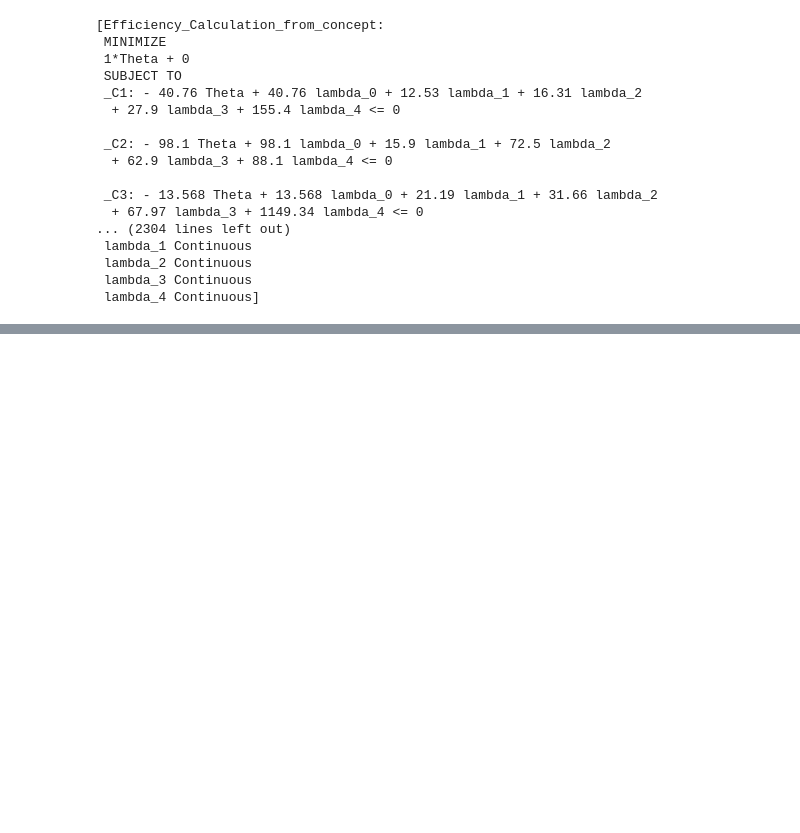
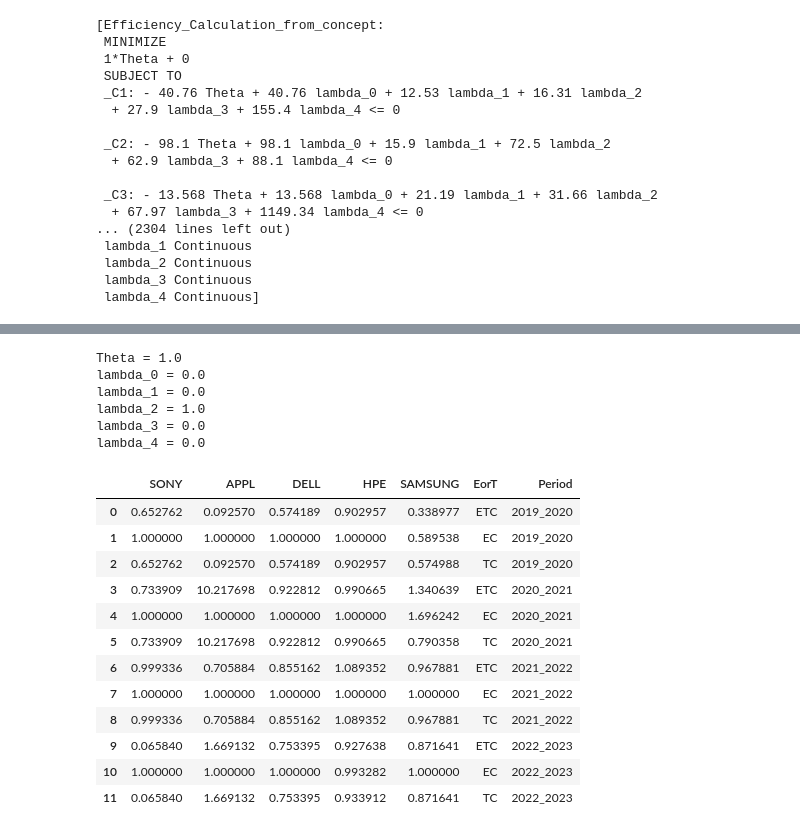
Before and after one commit to qweqwedfa/Modelling_Group, a Jupyter notebook: DEA_Algorithm.ipynb, the cells around one changed output, grey strips where cells are left out. Drawn from its saved outputs; the diff is of its cells as text; code cells hidden in the pictures; blank space fills up the shorter version.

```diff
--- a/DEA_Malmquist_2.ipynb
+++ b/DEA_Algorithm.ipynb
@@ -251,6 +326,30 @@ Malquits_model.Malquist_concepted_model
+# %%
+for v in Malquits_model.Malquist_concepted_model[8].variables():
+    print(f"{v.name} = {v.varValue}")
+# %% [output]
+Theta = 1.0
+lambda_0 = 0.0
+lambda_1 = 0.0
+lambda_2 = 1.0
+lambda_3 = 0.0
+lambda_4 = 0.0
 # %%
 #Malquits_model.result_matrix.to_csv("Malquist_Index.csv")
-Malquits_model.result_matrix.to_csv('Malquits_model.csv')
+Malquits_model.result_matrix
+# %% [output]
+|  | SONY | APPL | DELL | HPE | SAMSUNG | EorT | Period |
+| 0 | 0.652762 | 0.092570 | 0.574189 | 0.902957 | 0.338977 | ETC | 2019_2020 |
+| 1 | 1.000000 | 1.000000 | 1.000000 | 1.000000 | 0.589538 | EC | 2019_2020 |
+| 2 | 0.652762 | 0.092570 | 0.574189 | 0.902957 | 0.574988 | TC | 2019_2020 |
+| 3 | 0.733909 | 10.217698 | 0.922812 | 0.990665 | 1.340639 | ETC | 2020_2021 |
+| 4 | 1.000000 | 1.000000 | 1.000000 | 1.000000 | 1.696242 | EC | 2020_2021 |
+| 5 | 0.733909 | 10.217698 | 0.922812 | 0.990665 | 0.790358 | TC | 2020_2021 |
+| 6 | 0.999336 | 0.705884 | 0.855162 | 1.089352 | 0.967881 | ETC | 2021_2022 |
+| 7 | 1.000000 | 1.000000 | 1.000000 | 1.000000 | 1.000000 | EC | 2021_2022 |
+| 8 | 0.999336 | 0.705884 | 0.855162 | 1.089352 | 0.967881 | TC | 2021_2022 |
+| 9 | 0.065840 | 1.669132 | 0.753395 | 0.927638 | 0.871641 | ETC | 2022_2023 |
+| 10 | 1.000000 | 1.000000 | 1.000000 | 0.993282 | 1.000000 | EC | 2022_2023 |
+| 11 | 0.065840 | 1.669132 | 0.753395 | 0.933912 | 0.871641 | TC | 2022_2023 |
 # %%
 Malquits_model.SBM_model()
 # %% [output]
```
Also changed, not shown: parts of 10 cells of this notebook.
